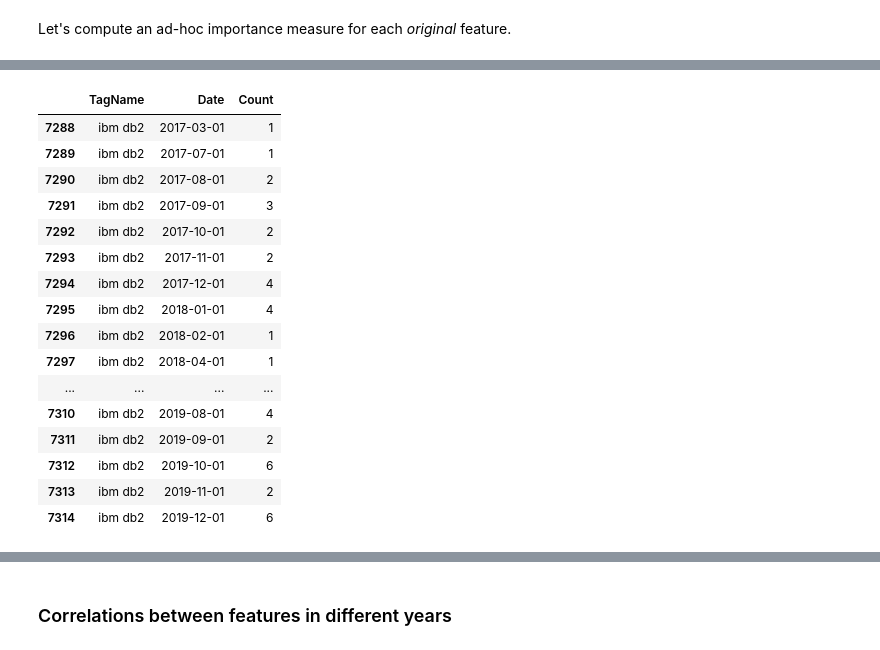
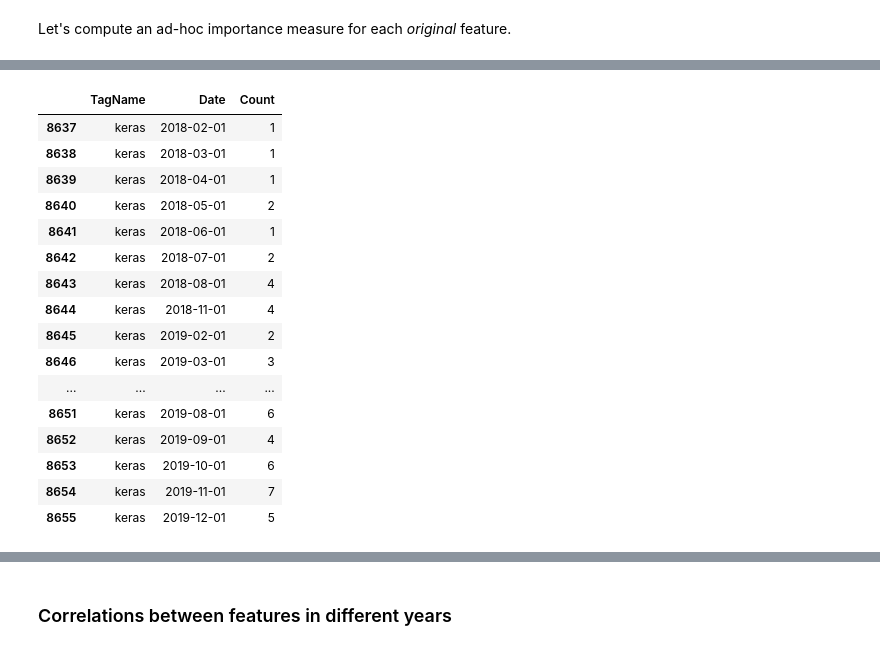
Before and after one commit to RamtinYazdanian/job_skill_trend_analysis, a Jupyter notebook: notebooks/emerging_skill_analysis.ipynb, the cells around one changed output, grey strips where cells are left out. Cells and saved outputs as stored; diff of their text form; code cells hidden in the pictures.

```diff
--- a/notebooks/emerging_skill_analysis.ipynb
+++ b/notebooks/emerging_skill_analysis.ipynb
@@ -2719,20 +1800,20 @@ fn_df[['score_old', 'score_diff']].describe()
 # %%
-monthly_skill_data.loc[monthly_skill_data.TagName == 'ibm db2']
+monthly_skill_data.loc[monthly_skill_data.TagName == 'keras']
 # %% [output]
 |  | TagName | Date | Count |
-| 7288 | ibm db2 | 2017-03-01 | 1 |
-| 7289 | ibm db2 | 2017-07-01 | 1 |
-| 7290 | ibm db2 | 2017-08-01 | 2 |
-| 7291 | ibm db2 | 2017-09-01 | 3 |
-| 7292 | ibm db2 | 2017-10-01 | 2 |
-| 7293 | ibm db2 | 2017-11-01 | 2 |
-| 7294 | ibm db2 | 2017-12-01 | 4 |
-| 7295 | ibm db2 | 2018-01-01 | 4 |
-| 7296 | ibm db2 | 2018-02-01 | 1 |
-| 7297 | ibm db2 | 2018-04-01 | 1 |
+| 8637 | keras | 2018-02-01 | 1 |
+| 8638 | keras | 2018-03-01 | 1 |
+| 8639 | keras | 2018-04-01 | 1 |
+| 8640 | keras | 2018-05-01 | 2 |
+| 8641 | keras | 2018-06-01 | 1 |
+| 8642 | keras | 2018-07-01 | 2 |
+| 8643 | keras | 2018-08-01 | 4 |
+| 8644 | keras | 2018-11-01 | 4 |
+| 8645 | keras | 2019-02-01 | 2 |
+| 8646 | keras | 2019-03-01 | 3 |
 | ... | ... | ... | ... |
-| 7310 | ibm db2 | 2019-08-01 | 4 |
-| 7311 | ibm db2 | 2019-09-01 | 2 |
-| 7312 | ibm db2 | 2019-10-01 | 6 |
-| 7313 | ibm db2 | 2019-11-01 | 2 |
-| 7314 | ibm db2 | 2019-12-01 | 6 |
+| 8651 | keras | 2019-08-01 | 6 |
+| 8652 | keras | 2019-09-01 | 4 |
+| 8653 | keras | 2019-10-01 | 6 |
+| 8654 | keras | 2019-11-01 | 7 |
+| 8655 | keras | 2019-12-01 | 5 |
```
Also changed, not shown: parts of 284 cells of this notebook, 3 other files.
